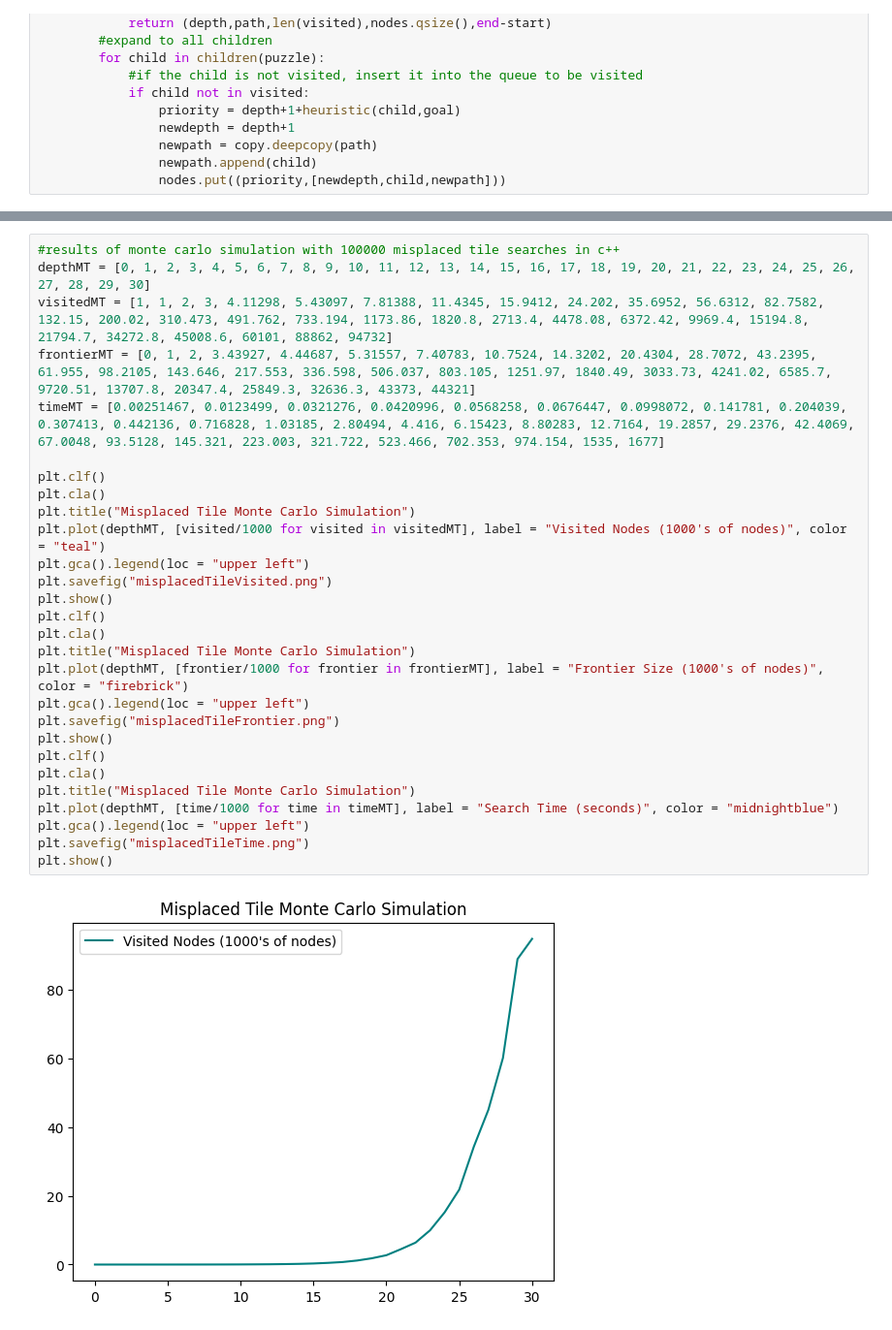
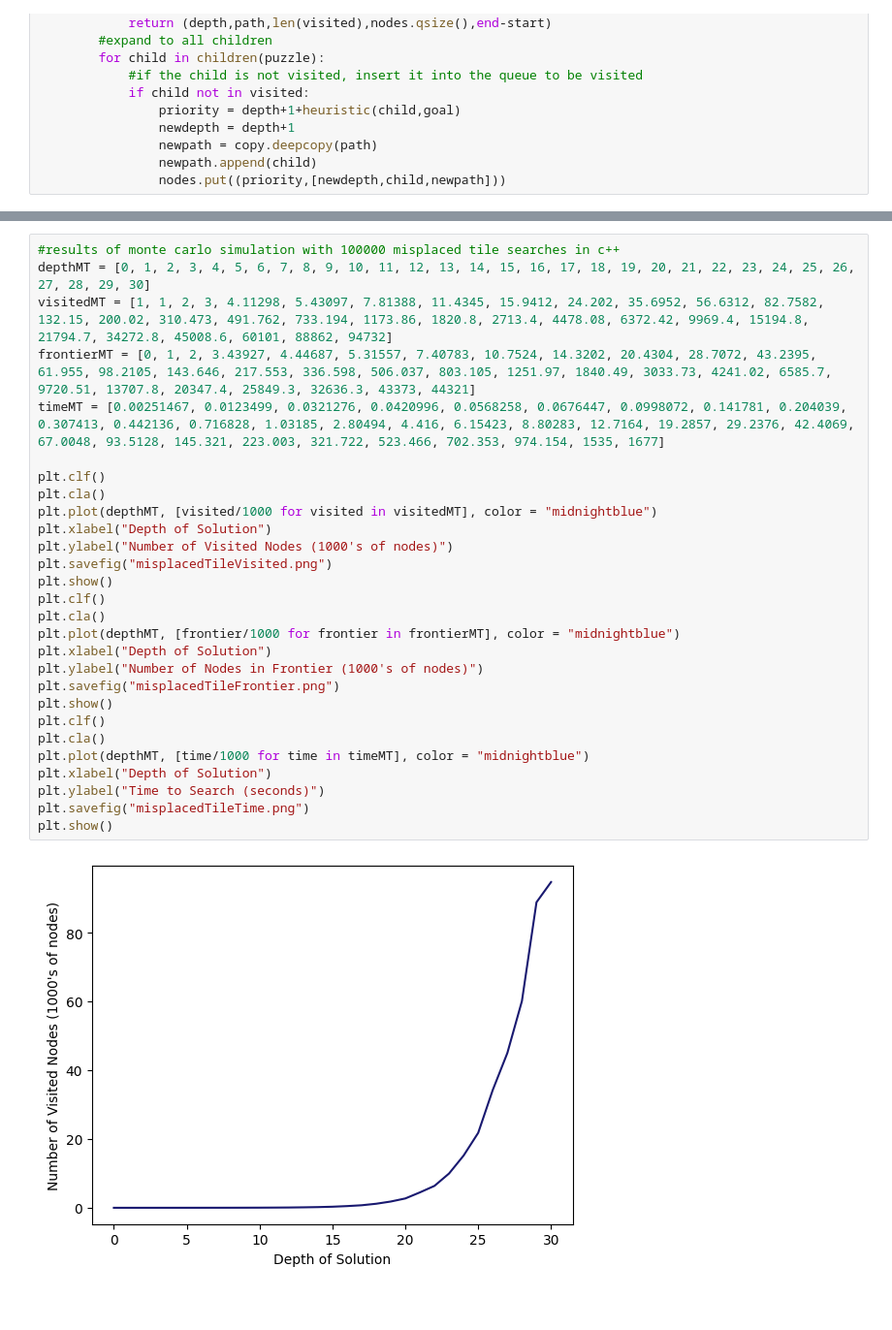
Before and after one commit to BrandonPaulsen/PYSlidingPuzzles, a Jupyter notebook: PYSlidingPuzzle.ipynb, the cells around one changed output, grey strips where cells are left out. Shown: that part at 97% size. Cells and saved outputs as stored; diff of their text form; blank space fills up the shorter version.

```diff
--- a/PYSlidingPuzzle.ipynb
+++ b/PYSlidingPuzzle.ipynb
@@ -409,30 +409,30 @@ plt.show()
 # %%
 #results of monte carlo simulation with 100000 misplaced tile searches in c++
 depthMT = [0, 1, 2, 3, 4, 5, 6, 7, 8, 9, 10, 11, 12, 13, 14, 15, 16, 17, 18, 19, 20, 21, 22, 23, 24, 25, 26, 27, 28, 29, 30]
 visitedMT = [1, 1, 2, 3, 4.11298, 5.43097, 7.81388, 11.4345, 15.9412, 24.202, 35.6952, 56.6312, 82.7582, 132.15, 200.02, 310.473, 491.762, 733.194, 1173.86, 1820.8, 2713.4, 4478.08, 6372.42, 9969.4, 15194.8, 21794.7, 34272.8, 45008.6, 60101, 88862, 94732]
 frontierMT = [0, 1, 2, 3.43927, 4.44687, 5.31557, 7.40783, 10.7524, 14.3202, 20.4304, 28.7072, 43.2395, 61.955, 98.2105, 143.646, 217.553, 336.598, 506.037, 803.105, 1251.97, 1840.49, 3033.73, 4241.02, 6585.7, 9720.51, 13707.8, 20347.4, 25849.3, 32636.3, 43373, 44321]
 timeMT = [0.00251467, 0.0123499, 0.0321276, 0.0420996, 0.0568258, 0.0676447, 0.0998072, 0.141781, 0.204039, 0.307413, 0.442136, 0.716828, 1.03185, 2.80494, 4.416, 6.15423, 8.80283, 12.7164, 19.2857, 29.2376, 42.4069, 67.0048, 93.5128, 145.321, 223.003, 321.722, 523.466, 702.353, 974.154, 1535, 1677]
 
 plt.clf()
 plt.cla()
-plt.title("Misplaced Tile Monte Carlo Simulation")
-plt.plot(depthMT, [visited/1000 for visited in visitedMT], label = "Visited Nodes (1000's of nodes)", color = "teal")
-plt.gca().legend(loc = "upper left")
+plt.plot(depthMT, [visited/1000 for visited in visitedMT], color = "midnightblue")
+plt.xlabel("Depth of Solution")
+plt.ylabel("Number of Visited Nodes (1000's of nodes)")
 plt.savefig("misplacedTileVisited.png")
 plt.show()
 plt.clf()
 plt.cla()
-plt.title("Misplaced Tile Monte Carlo Simulation")
-plt.plot(depthMT, [frontier/1000 for frontier in frontierMT], label = "Frontier Size (1000's of nodes)", color = "firebrick")
-plt.gca().legend(loc = "upper left")
+plt.plot(depthMT, [frontier/1000 for frontier in frontierMT], color = "midnightblue")
+plt.xlabel("Depth of Solution")
+plt.ylabel("Number of Nodes in Frontier (1000's of nodes)")
 plt.savefig("misplacedTileFrontier.png")
 plt.show()
 plt.clf()
 plt.cla()
-plt.title("Misplaced Tile Monte Carlo Simulation")
-plt.plot(depthMT, [time/1000 for time in timeMT], label = "Search Time (seconds)", color = "midnightblue")
-plt.gca().legend(loc = "upper left")
+plt.plot(depthMT, [time/1000 for time in timeMT], color = "midnightblue")
+plt.xlabel("Depth of Solution")
+plt.ylabel("Time to Search (seconds)")
 plt.savefig("misplacedTileTime.png")
 plt.show()
 # %% [output]
-[figure, old version]
+[figure, new version]
```
Also changed, not shown: parts of 8 cells of this notebook, 13 other files.
